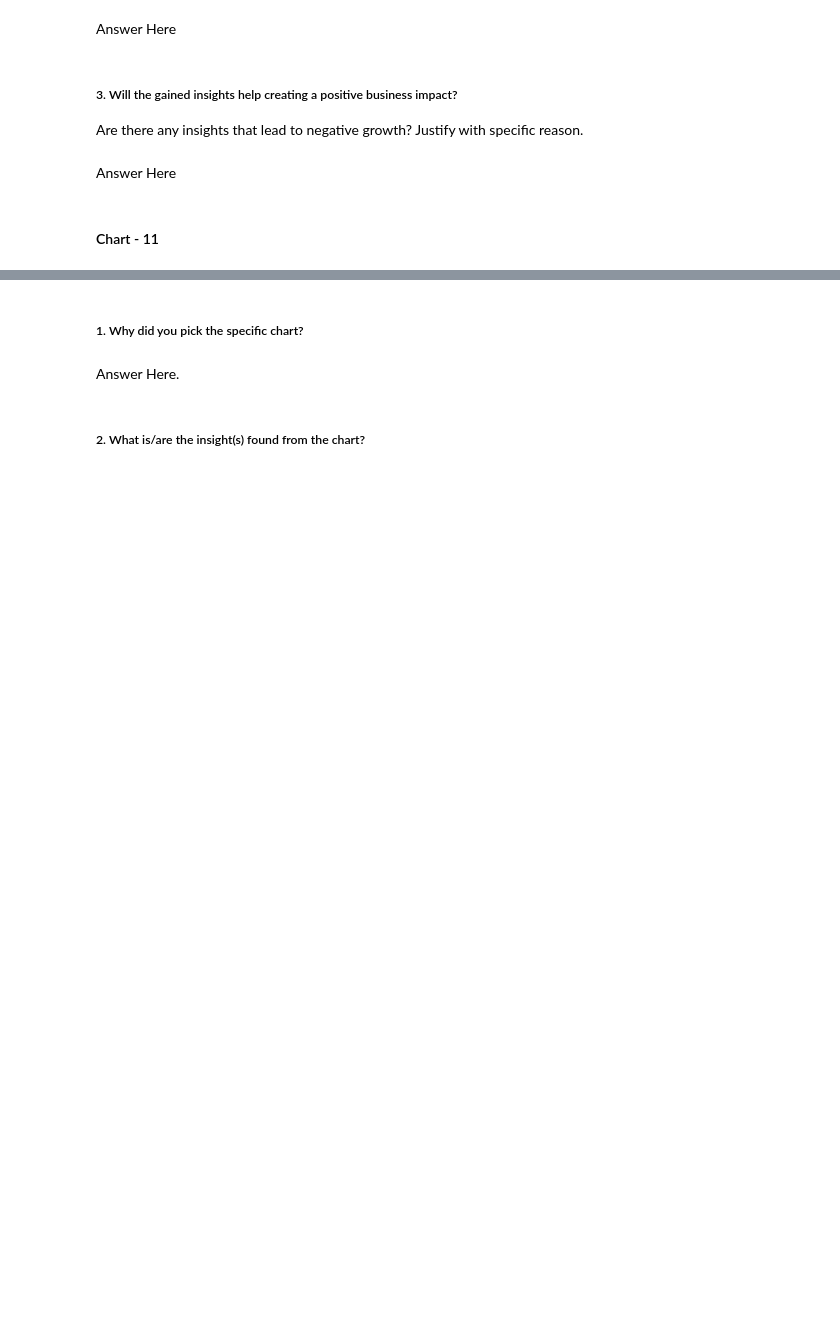
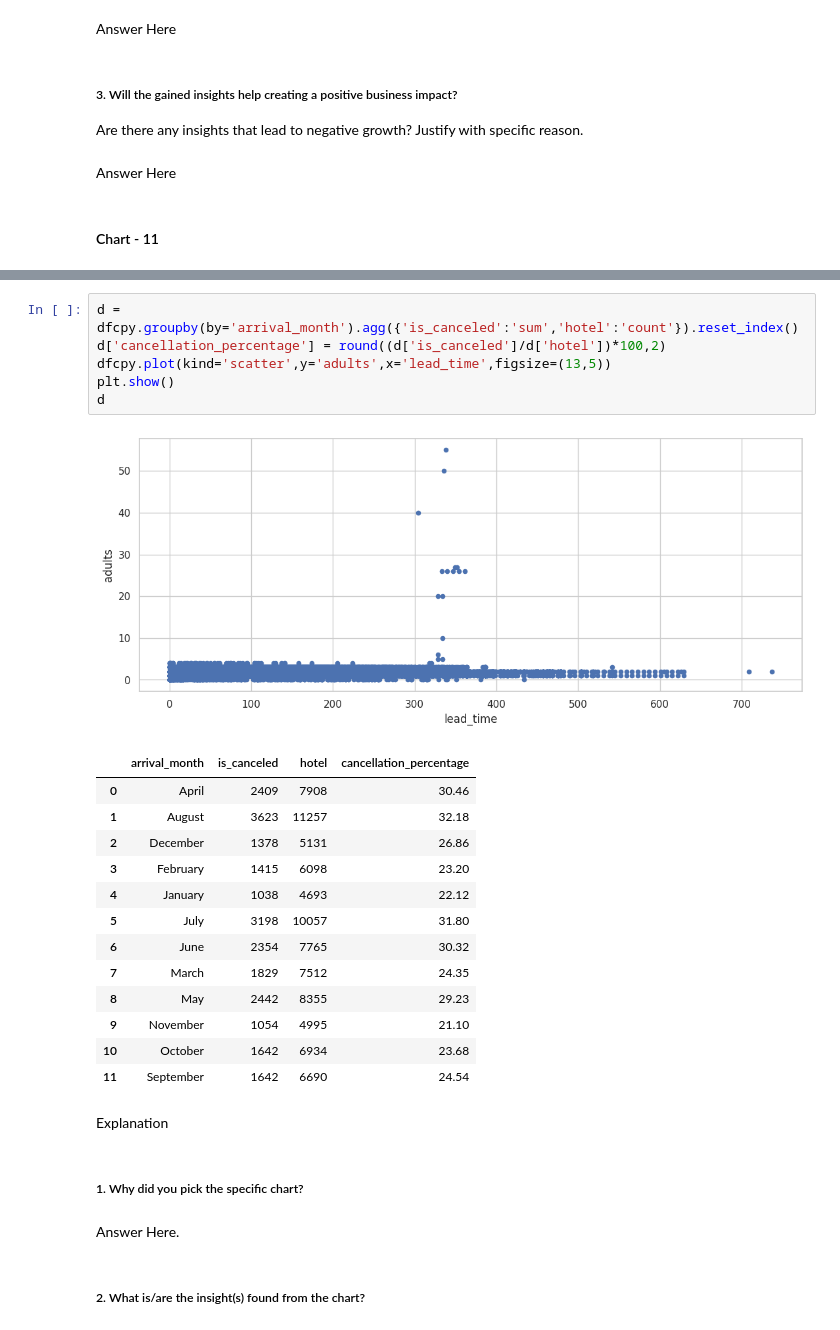
Before and after one commit to Praveen190-jap/Booking.com---Hotel-Booking-Analysis, a Jupyter notebook: Copy_of_Sample_EDA_Submission_Template.ipynb, the cells around one changed output, grey strips where cells are left out. Saved outputs shown, nothing was run; the diff lists cells and outputs as text; blank space fills up the shorter version.

```diff
--- a/Copy_of_Sample_EDA_Submission_Template.ipynb
+++ b/Copy_of_Sample_EDA_Submission_Template.ipynb
@@ -545,3 +847,26 @@ plt.xlabel("Month")
+# %%
+d = dfcpy.groupby(by='arrival_month').agg({'is_canceled':'sum','hotel':'count'}).reset_index()
+d['cancellation_percentage'] = round((d['is_canceled']/d['hotel'])*100,2)
+dfcpy.plot(kind='scatter',y='adults',x='lead_time',figsize=(13,5))
+plt.show()
+d
+# %% [output]
+[figure, added]
+|  | arrival_month | is_canceled | hotel | cancellation_percentage |
+| 0 | April | 2409 | 7908 | 30.46 |
+| 1 | August | 3623 | 11257 | 32.18 |
+| 2 | December | 1378 | 5131 | 26.86 |
+| 3 | February | 1415 | 6098 | 23.20 |
+| 4 | January | 1038 | 4693 | 22.12 |
+| 5 | July | 3198 | 10057 | 31.80 |
+| 6 | June | 2354 | 7765 | 30.32 |
+| 7 | March | 1829 | 7512 | 24.35 |
+| 8 | May | 2442 | 8355 | 29.23 |
+| 9 | November | 1054 | 4995 | 21.10 |
+| 10 | October | 1642 | 6934 | 23.68 |
+| 11 | September | 1642 | 6690 | 24.54 |
+# %% [markdown]
+Explanation
 # %% [markdown]
 ##### 1. Why did you pick the specific chart?
 # %% [markdown]
```
Also changed, not shown: parts of 67 cells of this notebook.
